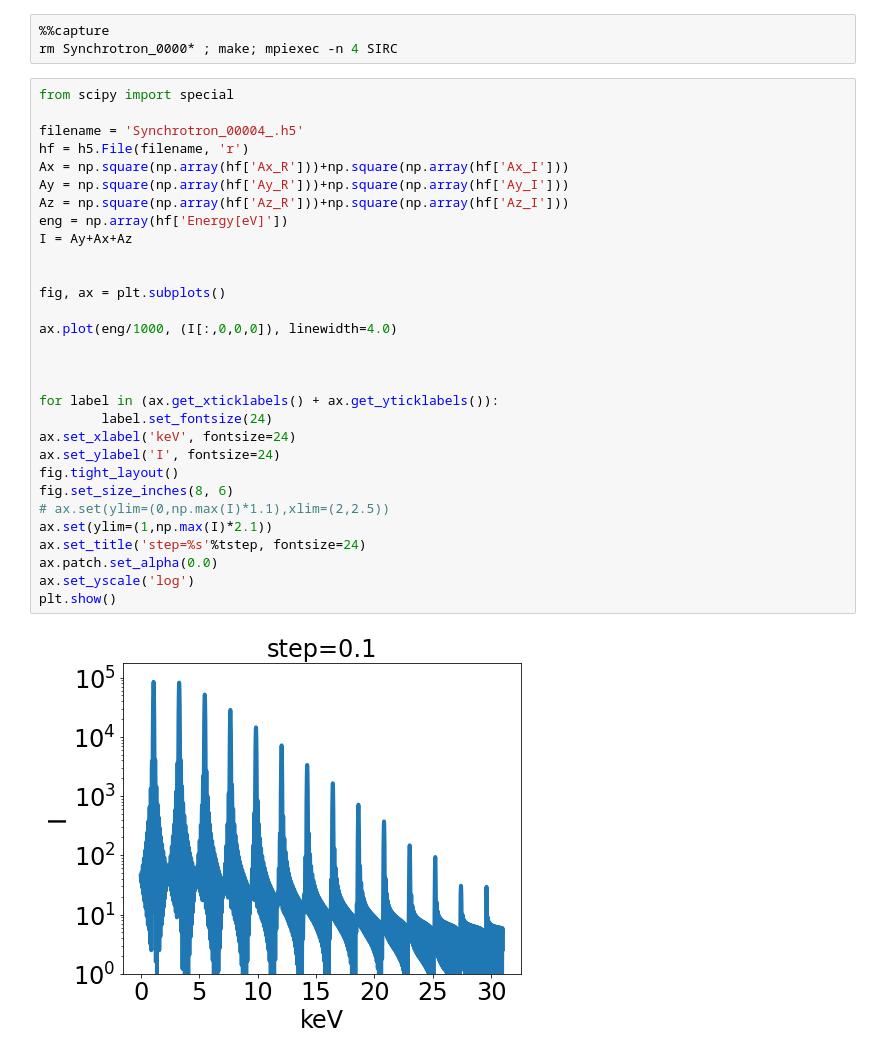
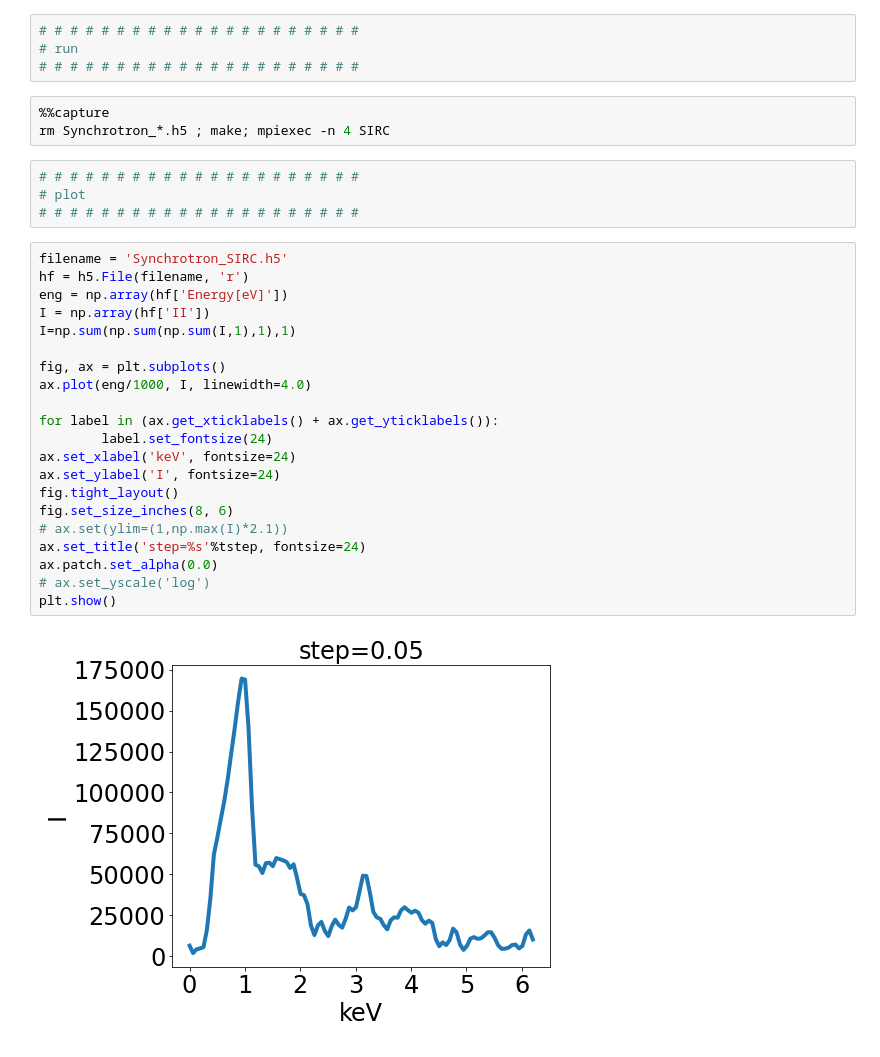
Before and after one commit to tianhongg/SIRC, a Jupyter notebook: SampleInput_II.ipynb, the cells around one changed output. Saved outputs shown, nothing was run; the diff lists cells and outputs as text.

```diff
--- a/SampleInput_II.ipynb
+++ b/SampleInput_II.ipynb
@@ -76,36 +80,35 @@ dt is 0.02
+# %%
+# # # # # # # # # # # # # # # # # # # # #
+# run
+# # # # # # # # # # # # # # # # # # # # #
 # %%
 %%capture
-rm Synchrotron_0000* ; make; mpiexec -n 4 SIRC
+rm Synchrotron_*.h5 ; make; mpiexec -n 4 SIRC
+# %%
+# # # # # # # # # # # # # # # # # # # # #
+# plot
+# # # # # # # # # # # # # # # # # # # # #
 # %%
-from scipy import special
-
-filename = 'Synchrotron_00004_.h5'
+filename = 'Synchrotron_SIRC.h5'
 hf = h5.File(filename, 'r')
-Ax = np.square(np.array(hf['Ax_R']))+np.square(np.array(hf['Ax_I']))
-Ay = np.square(np.array(hf['Ay_R']))+np.square(np.array(hf['Ay_I']))
-Az = np.square(np.array(hf['Az_R']))+np.square(np.array(hf['Az_I']))
 eng = np.array(hf['Energy[eV]'])
-I = Ay+Ax+Az
-
+I = np.array(hf['II'])
+I=np.sum(np.sum(np.sum(I,1),1),1)
 
 fig, ax = plt.subplots()
-
-ax.plot(eng/1000, (I[:,0,0,0]), linewidth=4.0)
-
-
+ax.plot(eng/1000, I, linewidth=4.0)
 
 for label in (ax.get_xticklabels() + ax.get_yticklabels()):
         label.set_fontsize(24)
 ax.set_xlabel('keV', fontsize=24)
 ax.set_ylabel('I', fontsize=24)
 fig.tight_layout()
 fig.set_size_inches(8, 6)
-# ax.set(ylim=(0,np.max(I)*1.1),xlim=(2,2.5))
-ax.set(ylim=(1,np.max(I)*2.1))
+# ax.set(ylim=(1,np.max(I)*2.1))
 ax.set_title('step=%s'%tstep, fontsize=24)
 ax.patch.set_alpha(0.0)
-ax.set_yscale('log')
+# ax.set_yscale('log')
 plt.show()
 # %% [output]
-[figure, old version]
+[figure, new version]
 # %%
```
Also changed, not shown: parts of 6 cells of this notebook, 12 other files.
